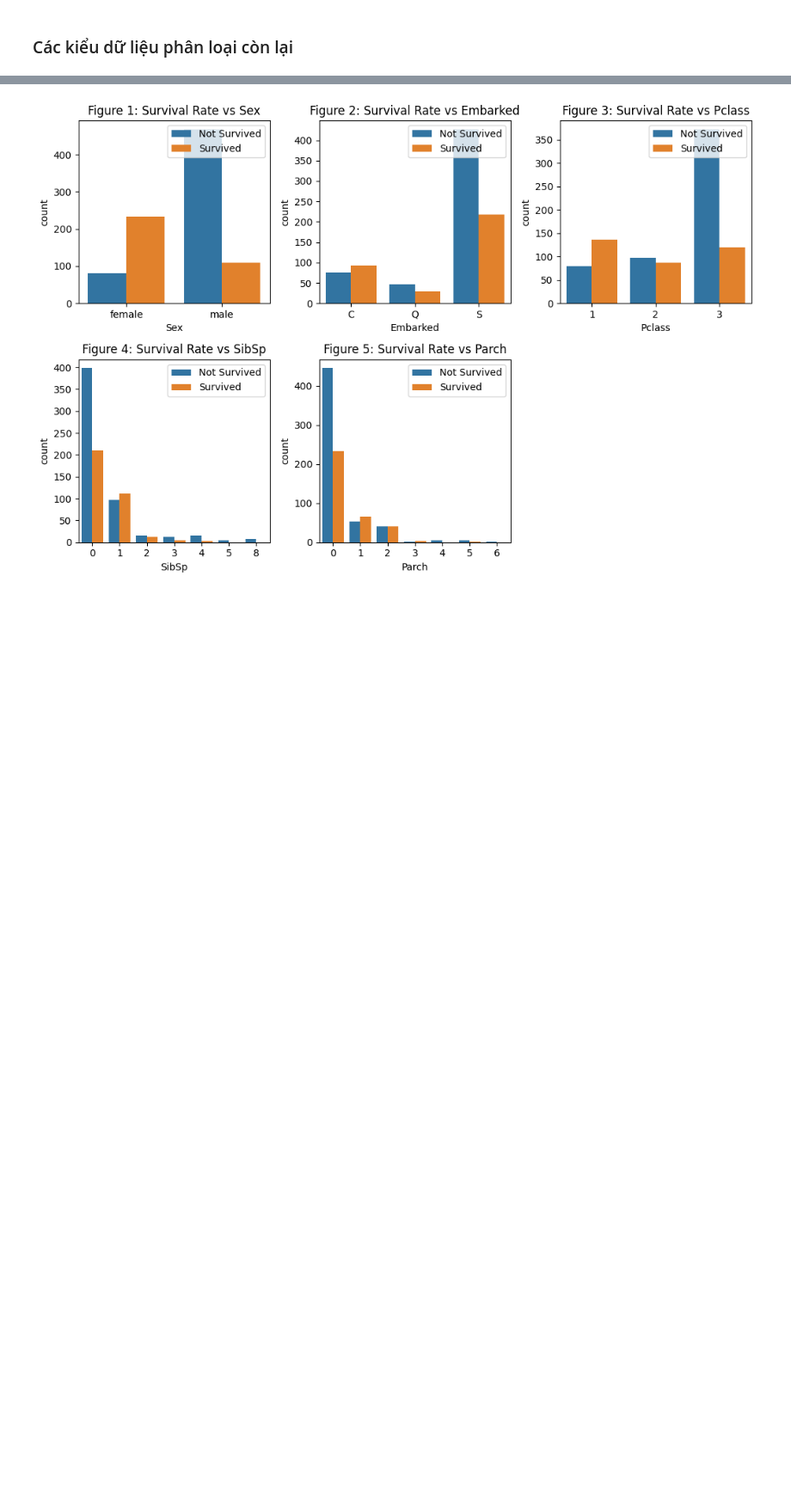
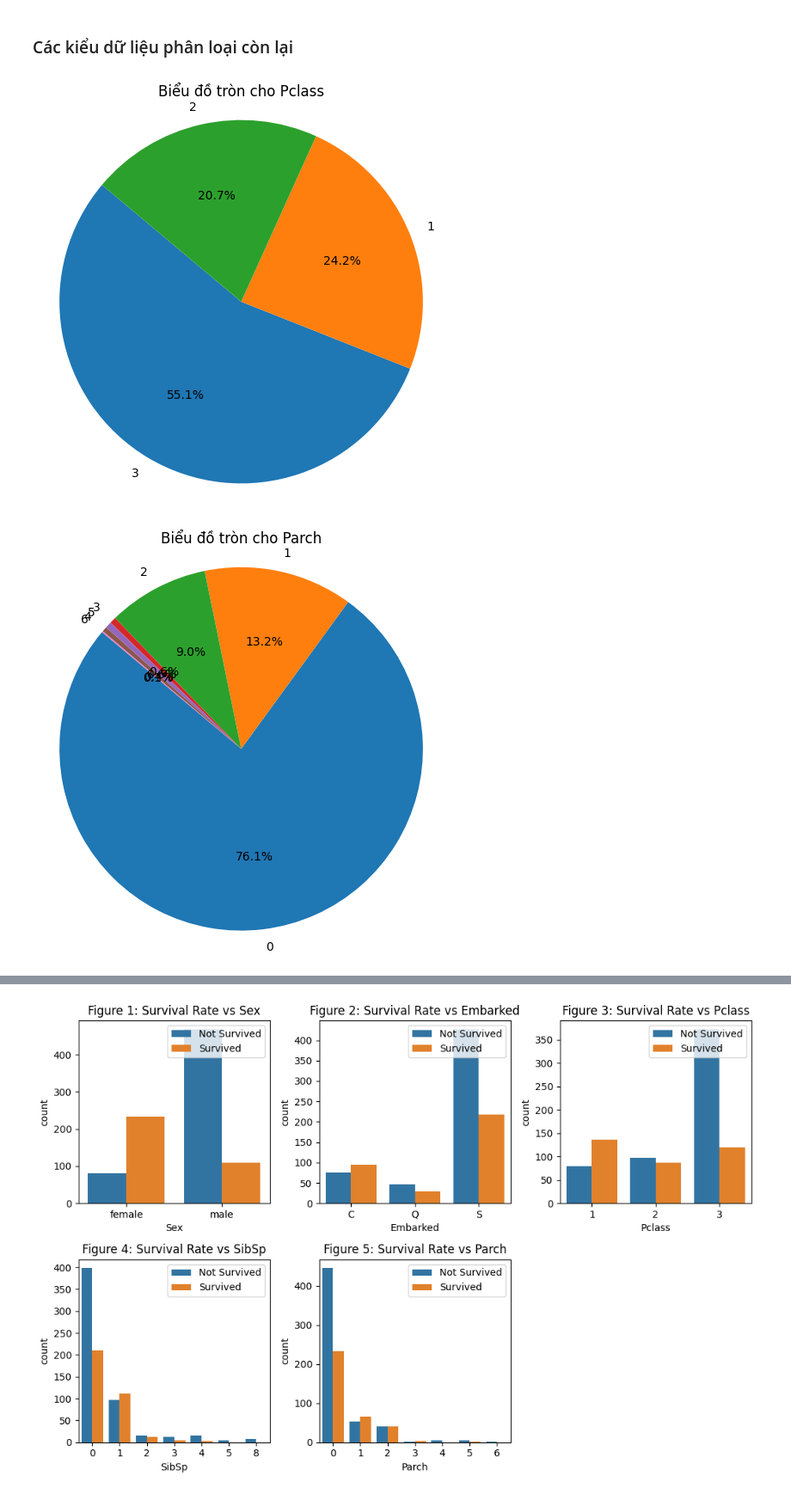
Before and after one commit to Danhuynh224/DoAnPy, a Jupyter notebook: DoAn.ipynb, the cells around one changed output, grey strips where cells are left out. Shown at 86% size. Saved outputs shown, nothing was run; the diff lists cells and outputs as text; code cells hidden in the pictures; blank space fills up the shorter version.

```diff
--- a/DoAn.ipynb
+++ b/DoAn.ipynb
@@ -269,2 +334,20 @@ sns.countplot(data=train_df,x='Sex', hue='Survived', palette='Blues')
 # %% [markdown]
 ### Các kiểu dữ liệu phân loại còn lại
+# %%
+cate_features = ["Pclass","Parch","Sex","SibSp","Embarked"]
+cols = 3
+rows = 2
+
+for item in cate_features:
+    item_frame = train_df[item].value_counts(normalize = True)
+    labels = item_frame.index.to_list()
+    sizes = item_frame.values
+
+    plt.figure(figsize=(6, 6))
+    plt.pie(sizes, labels=labels, autopct='%1.1f%%', startangle=140)
+    plt.axis('equal')
+    plt.title(f'Biểu đồ tròn cho {item}')
+    plt.show()
+# %% [output]
+[figure, added]
+[figure, added]
```
Also changed, not shown: parts of 30 cells of this notebook, 2 other files.
